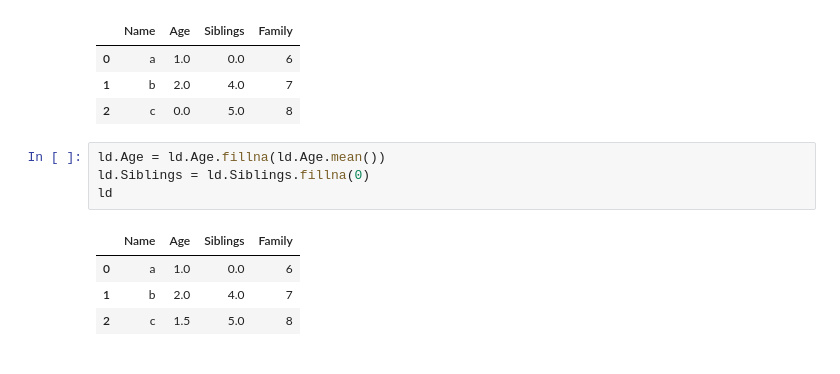
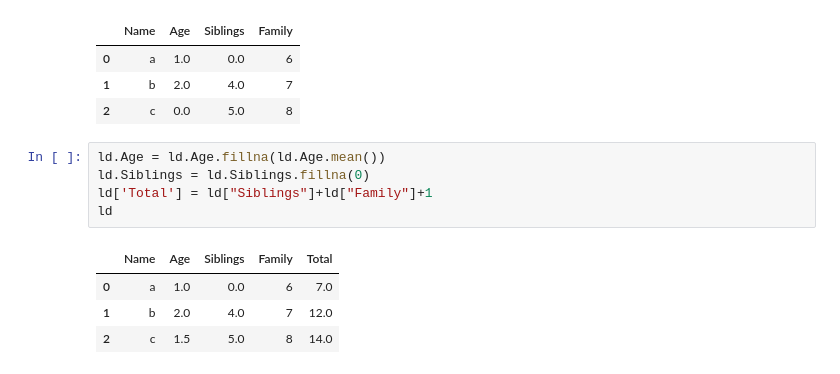
Before and after one commit to chuck-ankit/Python, a Jupyter notebook: Learning/04_Pandas_array.ipynb, the cells around one changed output. Saved outputs shown, nothing was run; the diff lists cells and outputs as text.

```diff
--- a/Miscellaneous/Learning/04_Pandas_array.ipynb
+++ b/Learning/04_Pandas_array.ipynb
@@ -462,9 +462,10 @@ ld.fillna(0)
 # %%
 ld.Age = ld.Age.fillna(ld.Age.mean())
 ld.Siblings = ld.Siblings.fillna(0)
+ld['Total'] = ld["Siblings"]+ld["Family"]+1
 ld
 # %% [output]
-|  | Name | Age | Siblings | Family |
-| 0 | a | 1.0 | 0.0 | 6 |
-| 1 | b | 2.0 | 4.0 | 7 |
-| 2 | c | 1.5 | 5.0 | 8 |
+|  | Name | Age | Siblings | Family | Total |
+| 0 | a | 1.0 | 0.0 | 6 | 7.0 |
+| 1 | b | 2.0 | 4.0 | 7 | 12.0 |
+| 2 | c | 1.5 | 5.0 | 8 | 14.0 |
```
Also changed, not shown: parts of 9 cells of this notebook, 4 other files.
